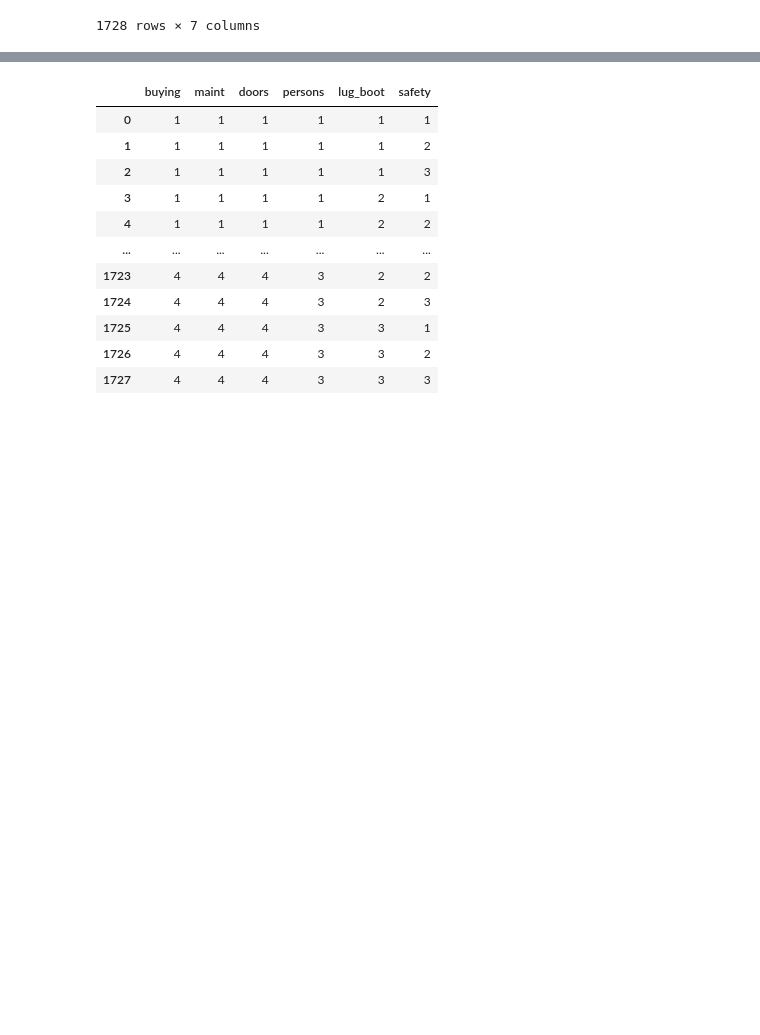
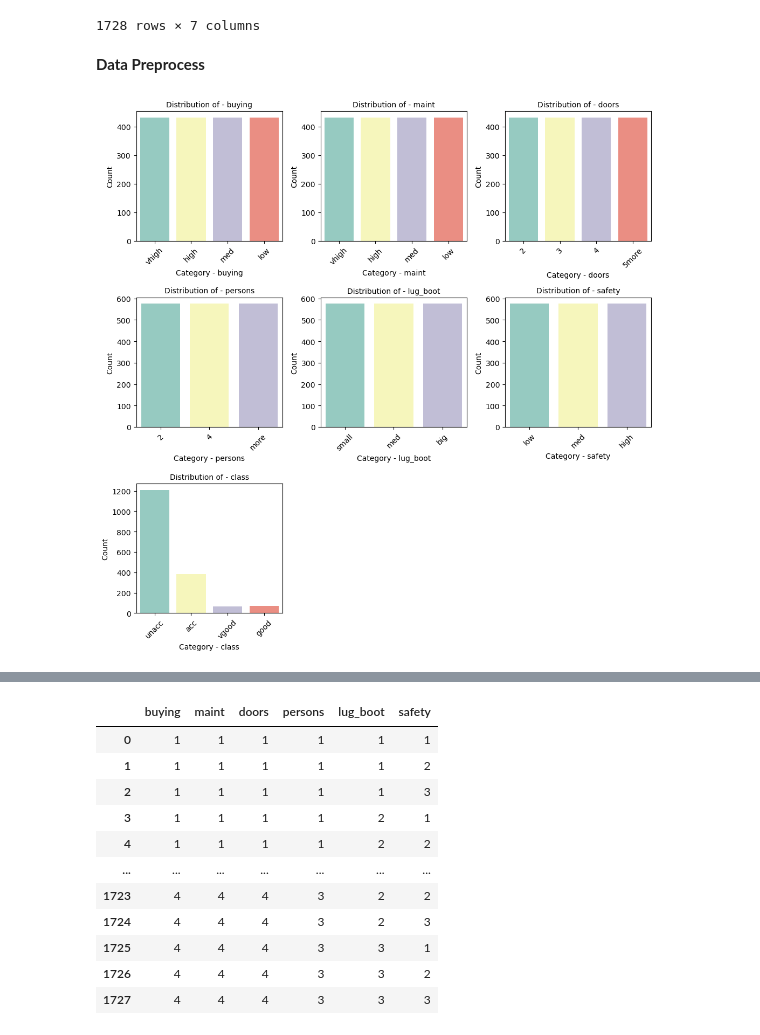
Before and after one commit to Drowsywolf/data2060, a Jupyter notebook: src/Main.ipynb, the cells around one changed output, grey strips where cells are left out. Cells and saved outputs as stored; diff of their text form; code cells hidden in the pictures; blank space fills up the shorter version.

```diff
--- a/src/Main.ipynb
+++ b/src/Main.ipynb
@@ -357,3 +568,29 @@ df
 | 1726 | low | low | 5more | more | big | med | good |
 | 1727 | low | low | 5more | more | big | high | vgood |
 1728 rows × 7 columns
+# %% [markdown]
+**Data Preprocess**
+# %%
+num_cols = len(df.columns)
+ncols = 3
+nrows = -(-num_cols // ncols)
+
+fig, axes = plt.subplots(nrows=nrows, ncols=ncols, figsize=(ncols * 3.5, nrows * 3.5))
+for i, col_name in enumerate(df.columns):
+    row = i // ncols
+    col = i % ncols
+    ax = axes[row, col] if nrows > 1 else axes[col]
+    sns.countplot(x=col_name, hue=col_name, data=df, palette="Set3", ax=ax, legend=False)
+    ax.set_title(f"Distribution of - {col_name}", fontsize=10)
+    ax.set_xlabel(f"Category - {col_name}", fontsize=10)
+    ax.set_ylabel("Count", fontsize=10)
+    ax.tick_params(axis='x', rotation=45)
+
+if num_cols < nrows * ncols:
+    for i in range(num_cols, nrows * ncols):
+        fig.delaxes(axes.flatten()[i])
+
+plt.tight_layout()
+plt.show()
+# %% [output]
+[figure, added]
```
Also changed, not shown: parts of 46 cells of this notebook, 3 other files.
